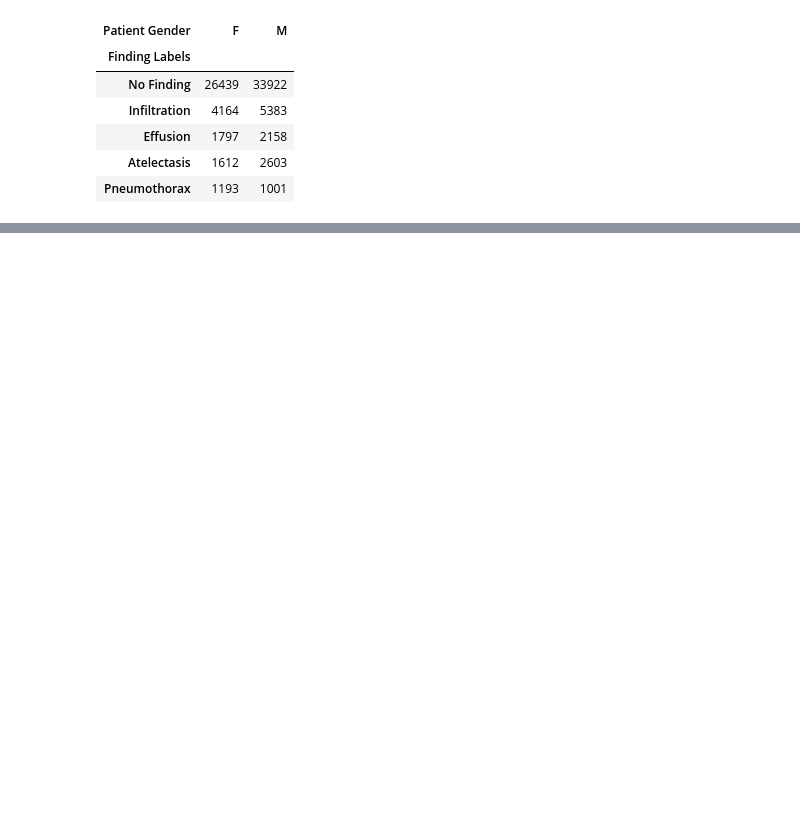
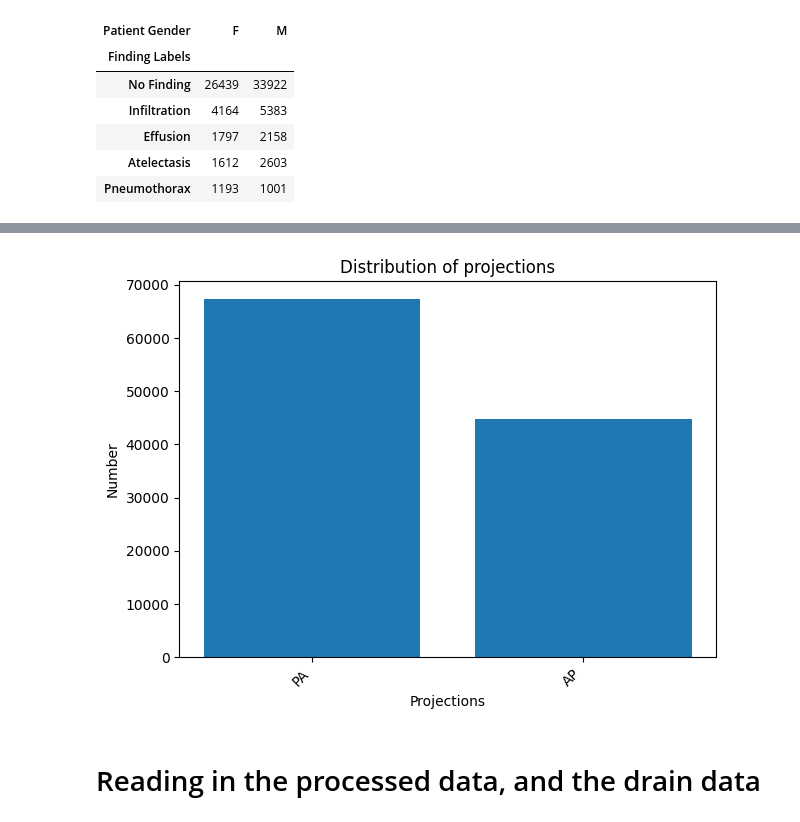
Before and after one commit to nikodice4/MedCLIP_shortcuts, a Jupyter notebook: notebooks/eda_pre.ipynb, the cells around one changed output, grey strips where cells are left out. Cells and saved outputs as stored; diff of their text form; code cells hidden in the pictures; blank space fills up the shorter version.

```diff
--- a/notebooks/eda_pre.ipynb
+++ b/notebooks/eda_pre.ipynb
@@ -171,0 +115,14 @@ KeyError: 'Drains'
+# %%
+plt.figure()
+view_counts = df_raw["View Position"].value_counts()
+plt.bar(view_counts[:10].index, view_counts[:10].values)
+plt.title("Distribution of projections")
+plt.xlabel("Projections")
+plt.ylabel("Number")
+plt.xticks(rotation=45, ha="right")
+plt.tight_layout()
+plt.show()
+# %% [output]
+[figure, added]
+# %% [markdown]
+# Reading in the processed data, and the drain data
```
Also changed, not shown: parts of 48 cells of this notebook.
